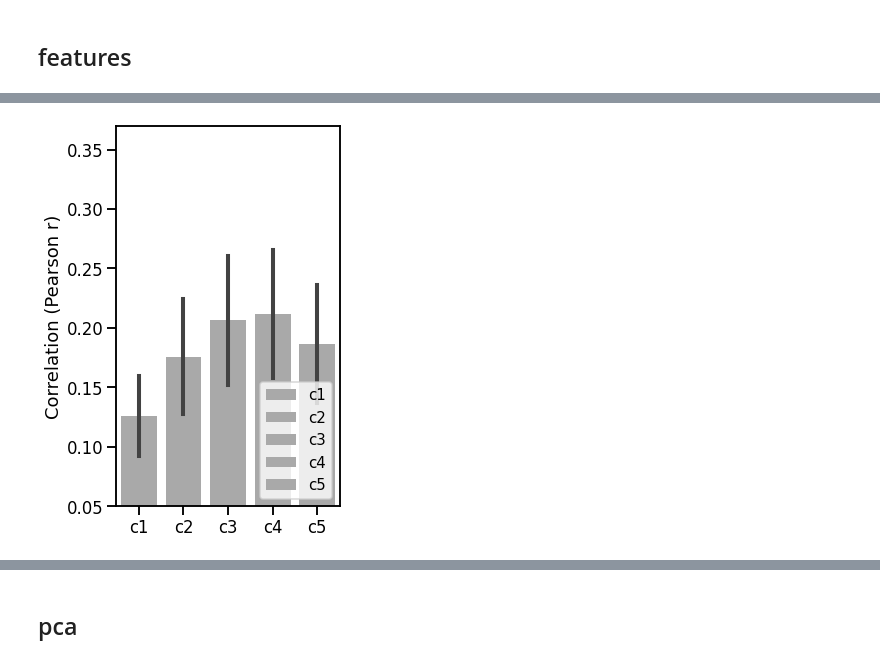
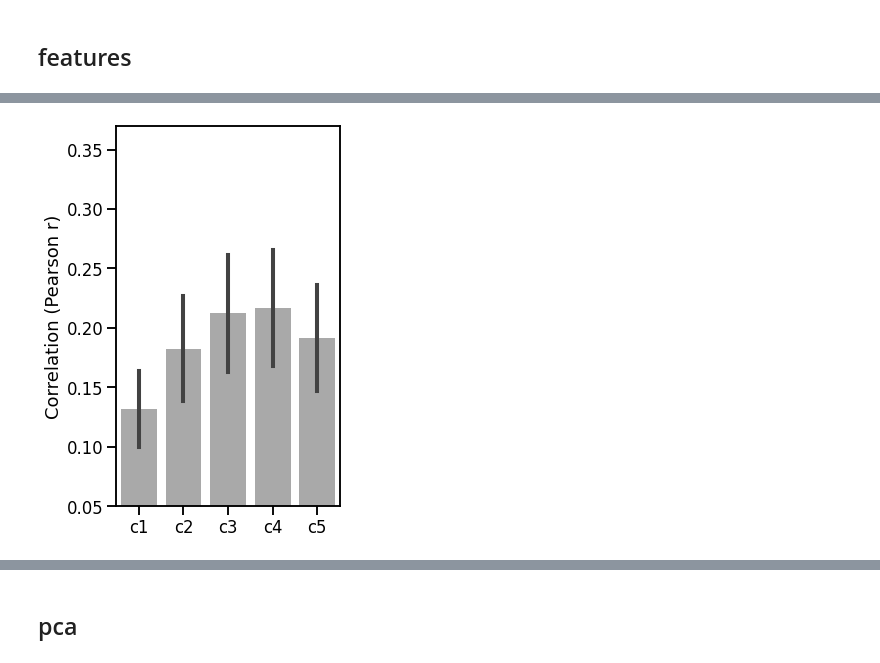
Before and after one commit to akazemian/untrained_models_of_visual_cortex, a Jupyter notebook: plots/plot_encoding_performance.ipynb, the cells around one changed output, grey strips where cells are left out. Saved outputs shown, nothing was run; the diff lists cells and outputs as text; code cells hidden in the pictures.

```diff
--- a/plots/plot_encoding_performance.ipynb
+++ b/plots/plot_encoding_performance.ipynb
@@ -633,71 +164,12 @@ regions = ['V1','V2','V3','V4']
 # dataset = 'majajhong'
 # regions = ['V4']
 
-mode = 'test'
+mode = 'ridgecv'
 MAX_POOL = True
 
 baseline_dict = {
 
 
-#        'alexnet conv1':{
-#                 'iden':'alexnet_conv1',
-#                 #'model':Alexnet(features_layer =2, global_mp = MAX_POOL).Build(),
-#                 'layers': ['last'],
-#                 'preprocess':Preprocess(im_size=224).PreprocessRGB,
-#                 'num_layers':1,
-#                 'num_features':64,
-#                 'dim_reduction_type':None,
-#                 'max_pool':MAX_POOL,
-#                 'n_dims': None,
-#                 'alphas': 'alexnet_mp'},
-
-#        'alexnet conv2':{
-#                 'iden':'alexnet_conv2',
-#                 #'model':Alexnet(features_layer =5, global_mp = MAX_POOL).Build(),
-#                 'layers': ['last'],
-#                 'preprocess':Preprocess(im_size=224).PreprocessRGB,
-#                 'num_layers':2,
-#                 'num_features':192,
-#                 'dim_reduction_type':None,
-#                 'max_pool':MAX_POOL,
-#                 'n_dims': None,
-#                 'alphas': 'alexnet_mp'},
-
-#        'alexnet conv3':{
-#                 'iden':'alexnet_conv3',
-#                 #'model':Alexnet(features_layer =7, global_mp = MAX_POOL).Build(),
-#                 'layers': ['last'],
-#                 'preprocess':Preprocess(im_size=224).PreprocessRGB,
-#                 'num_layers':3,
-#                 'num_features':384,
-#                 'dim_reduction_type':None,
-#                 'n_dims': None,
-#                 'max_pool':MAX_POOL,
-#                 'alphas': 'alexnet_mp'},
-
-#        'alexnet conv4':{
-#                 'iden':'alexnet_conv4',
-#                #'model':Alexnet(features_layer =9, global_mp = MAX_POOL).Build(),
-#                 'layers': ['last'],
-#                 'preprocess':Preprocess(im_size=224).PreprocessRGB,
-#                 'num_layers':4,
-#                 'n_dims': None,
-#                 'num_features':256,
-#                 'dim_reduction_type':None,
-#                 'max_pool':MAX_POOL,
-#                 'alphas': 'alexnet_mp'},
-
-#        'alexnet':{
-#                 'iden':'alexnet',
-#                #'model':Alexnet(global_mp = MAX_POOL).Build(),
-#                 'layers': ['last'],
-#                 'preprocess':Preprocess(im_size=224).PreprocessRGB,
-#                 'num_layers':5,
-#                 'n_dims': None,
-#                 'num_features':256,
-#                 'dim_reduction_type':None,
-#                 'max_pool':MAX_POOL,
-#                 'alphas': 'alexnet_mp'},
 
        'alexnet u conv1':{
                 'iden':'alexnet_u_conv1',
@@ -708,8 +180,7 @@ baseline_dict = {
                 'num_features':64,
                 'n_dims': None,
                 'dim_reduction_type':None,
-                'max_pool':MAX_POOL,
-                'alphas': 'alexnet_u_mp'},
+                'max_pool':MAX_POOL,},
 
         'alexnet u conv2':{
                 'iden':'alexnet_u_conv2',
@@ -720,8 +191,7 @@ baseline_dict = {
                 'num_features':192,
                 'dim_reduction_type':None,
                 'n_dims': None,
-                'max_pool':MAX_POOL,
-                'alphas': 'alexnet_u_mp'},
+                'max_pool':MAX_POOL,},
 
         'alexnet u conv3':{
                 'iden':'alexnet_u_conv3',
@@ -732,8 +202,7 @@ baseline_dict = {
                 'num_features':384,
                 'dim_reduction_type':None,
                 'max_pool':MAX_POOL,
-                'n_dims': None,
-                'alphas': 'alexnet_u_mp'},
+                'n_dims': None,},
 
         'alexnet u conv4':{
                 'iden':'alexnet_u_conv4',
@@ -744,11 +213,10 @@ baseline_dict = {
                 'num_features':256,
                 'dim_reduction_type':None,
                 'n_dims': None,
-                'max_pool':MAX_POOL,
-                'alphas': 'alexnet_u_mp'},
+                'max_pool':MAX_POOL,},
 
         'alexnet u':{
-                'iden':'alexnet_u',
+                'iden':'alexnet_u_conv5',
                 #'model':AlexnetU(global_mp = MAX_POOL).Build(),
                 'layers': ['last'],
                 'preprocess':Preprocess(im_size=224).PreprocessRGB,
@@ -756,42 +224,41 @@ baseline_dict = {
                 'num_features':256,
                 'dim_reduction_type':None,
                 'max_pool':MAX_POOL,
-                'n_dims': None,
-                'alphas': 'alexnet_u_mp'},
+                'n_dims': None,},
 }
 
 
 
 name_dict  = {
        # 'alexnet_conv1':'conv1',
        # 'alexnet_conv2':'conv2',
        # 'alexnet_conv3':'conv3',
        # 'alexnet_conv4':'conv4',
        # 'alexnet':'conv5',
 
 
        'alexnet_u_conv1':'c1',
        'alexnet_u_conv2':'c2',
        'alexnet_u_conv3':'c3',
        'alexnet_u_conv4':'c4',
-       'alexnet_u':'c5',
+       'alexnet_u_conv5':'c5',
 }
 
 baseline_palette = {
        'c1':'darkgray',
        'c2':'darkgray',
        'c3':'darkgray',
        'c4':'darkgray',
        'c5':'darkgray',
 }
 
 plt.clf()
 
-plot_baselines(dataset, regions, mode,  aspect=1, height=6, ylim=(0.05,0.37), show_legend= True, width = 0.8,
+plot_baselines(dataset, regions, mode,  aspect=1, height=6, ylim=(0.05,0.37), show_legend= False, width = 0.8,
                                 params = (4,7), baseline_dict = baseline_dict, baseline_palette = baseline_palette,
                                 name_dict= name_dict, file_name='alexnet u')
 # %% [output]
-[figure, old version]
+[figure, new version]
 # %%
 dataset = 'naturalscenes'
 regions = ['V1','V2','V3','V4']
```
Also changed, not shown: parts of 36 cells of this notebook, 34 other files.
